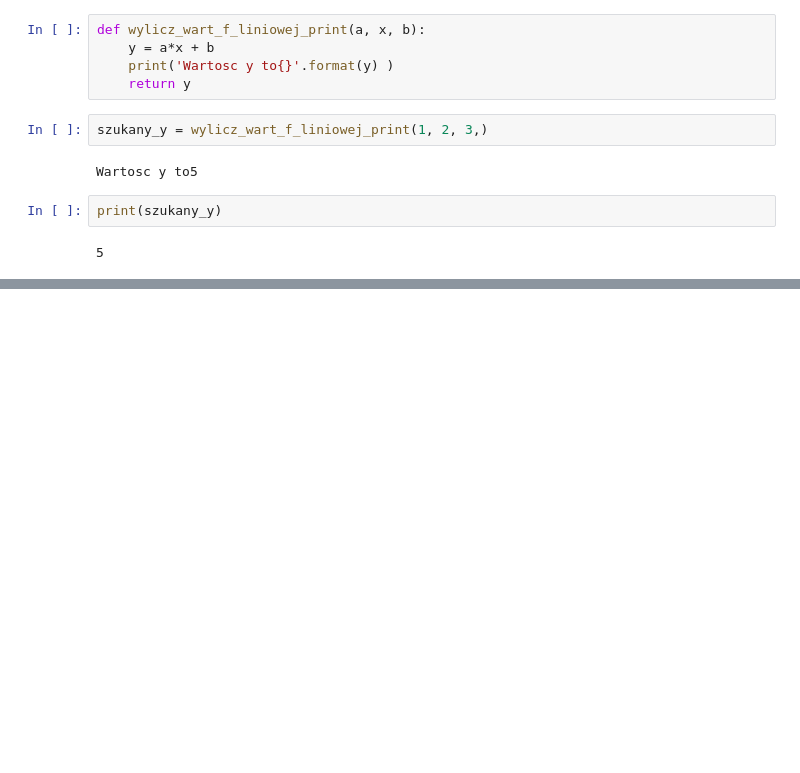
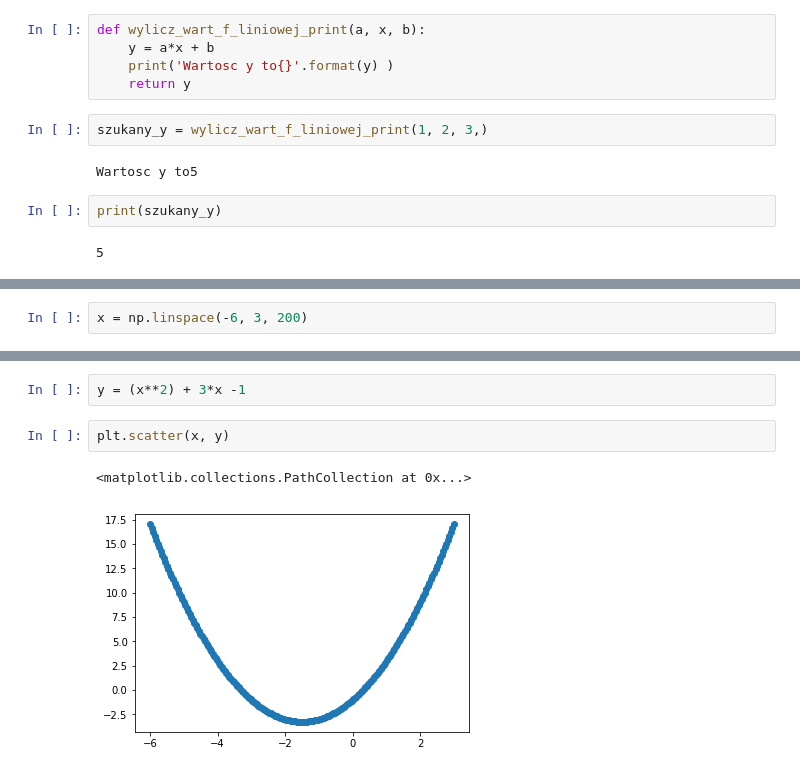
Before and after one commit to mzi2/bootcamp_DataScience_test, a Jupyter notebook: Untitled.ipynb, the cells around one changed output, grey strips where cells are left out. Drawn from its saved outputs; the diff is of its cells as text; blank space fills up the shorter version.

```diff
--- a/Untitled.ipynb
+++ b/Untitled.ipynb
@@ -501,0 +507,2 @@ print(szukany_y)
+# %%
+x = np.linspace(-6, 3, 200)
@@ -501,0 +529,7 @@ print(szukany_y)
+# %%
+y = (x**2) + 3*x -1
+# %%
+plt.scatter(x, y)
+# %% [output]
+<matplotlib.collections.PathCollection at 0x...>
+[figure, added]
```
Also changed, not shown: parts of 3 cells of this notebook.
